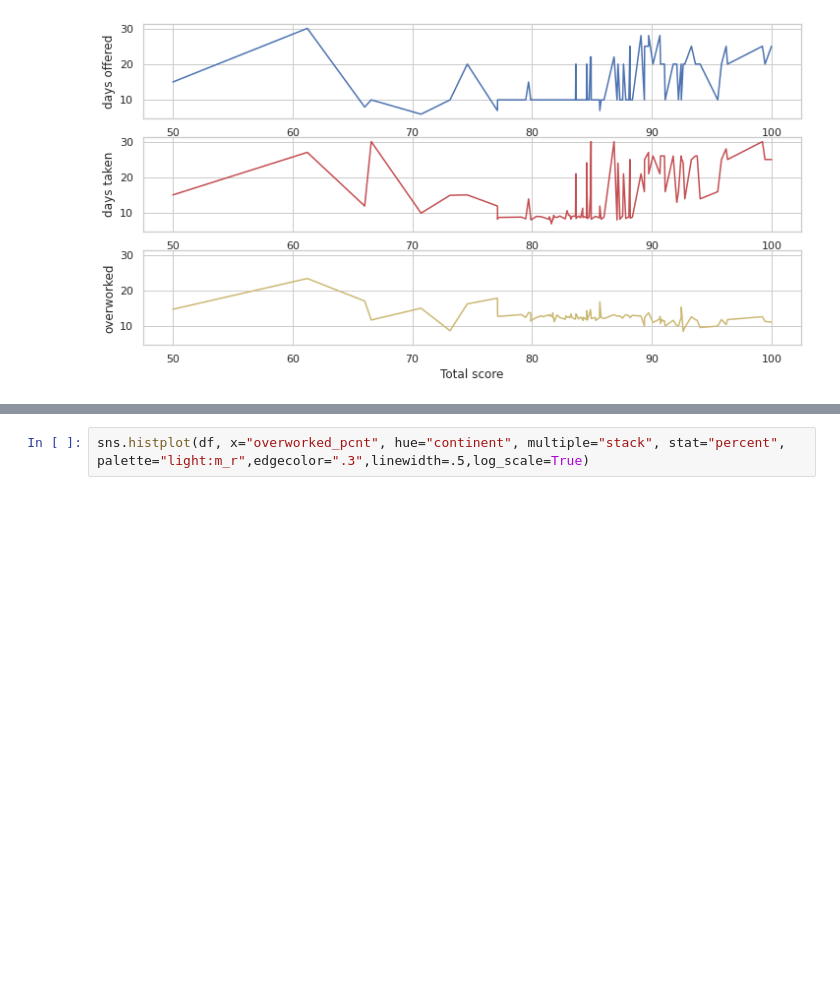
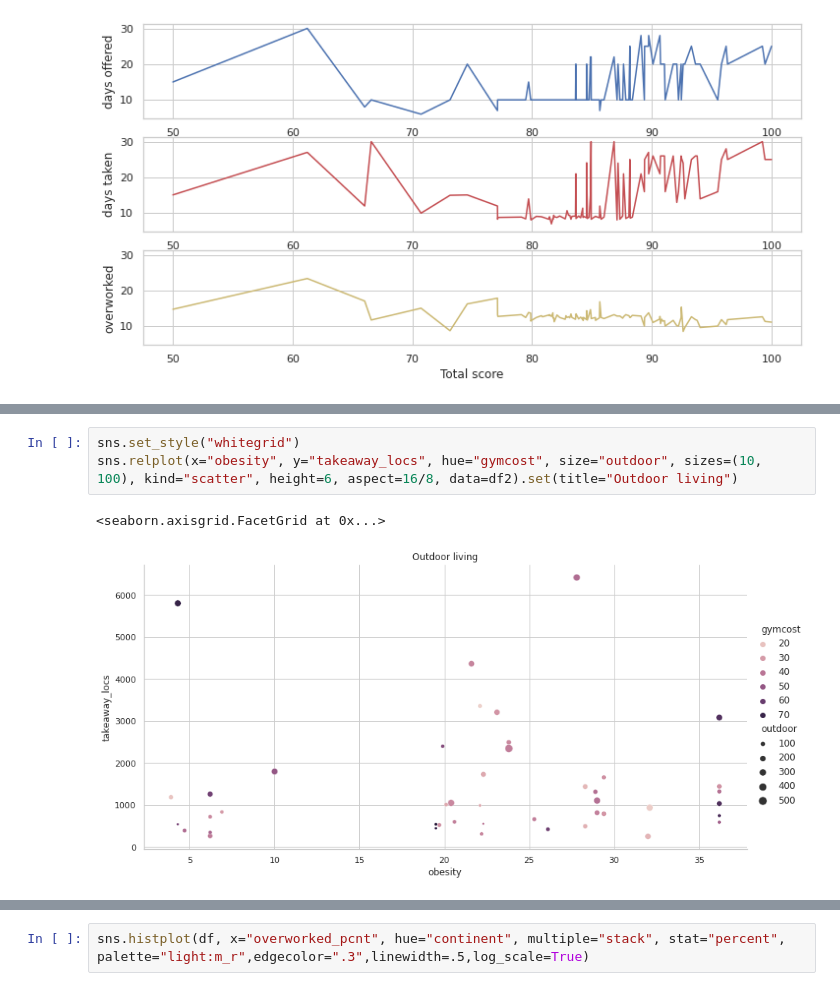
Before and after one commit to oheag2/UCDPA_GillianOHea, a Jupyter notebook: GillianOHea_FinalProject.ipynb, the cells around one changed output, grey strips where cells are left out. Saved outputs shown, nothing was run; the diff lists cells and outputs as text; blank space fills up the shorter version.

```diff
--- a/GillianOHea_FinalProject.ipynb
+++ b/GillianOHea_FinalProject.ipynb
@@ -317,0 +495,6 @@ plt.legend(bbox_to_anchor=(1.02, 1), loc='upper left', borderaxespad=0, title="A
+# %%
+sns.set_style("whitegrid")
+sns.relplot(x="obesity", y="takeaway_locs", hue="gymcost", size="outdoor", sizes=(10, 100), kind="scatter", height=6, aspect=16/8, data=df2).set(title="Outdoor living")
+# %% [output]
+<seaborn.axisgrid.FacetGrid at 0x...>
+[figure, added]
```
Also changed, not shown: parts of 30 cells of this notebook.
